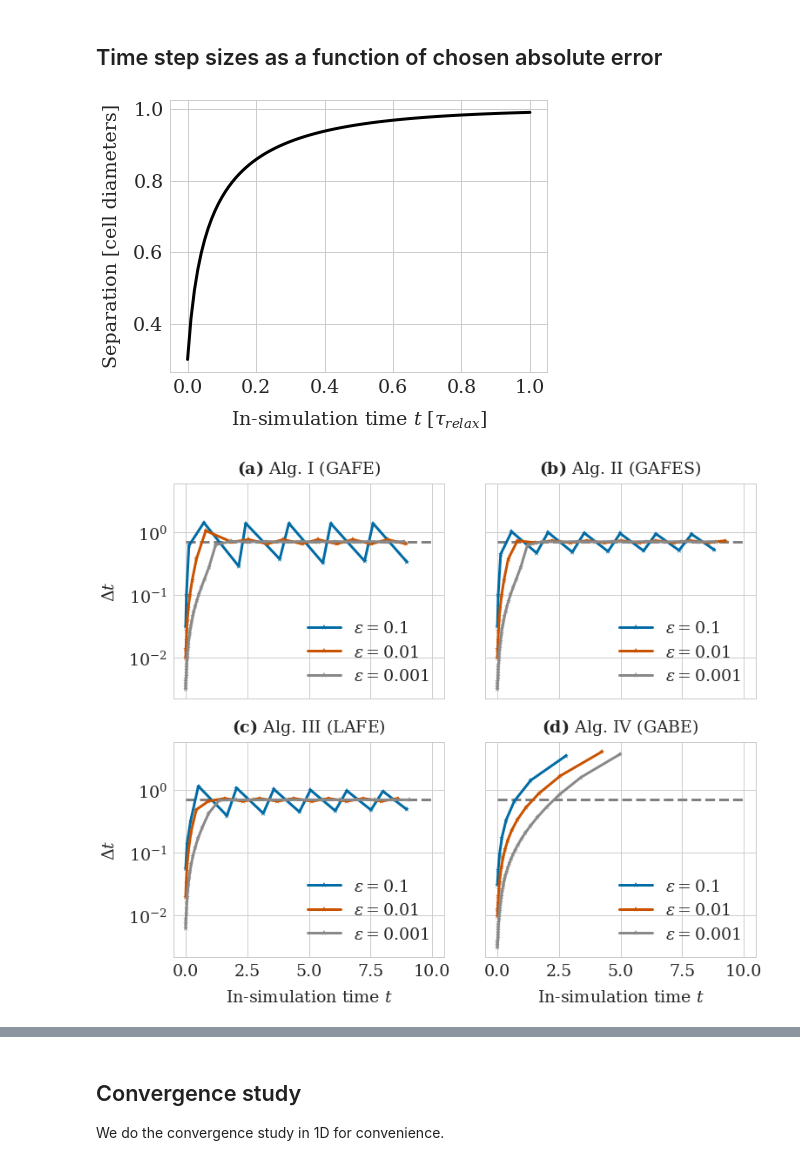
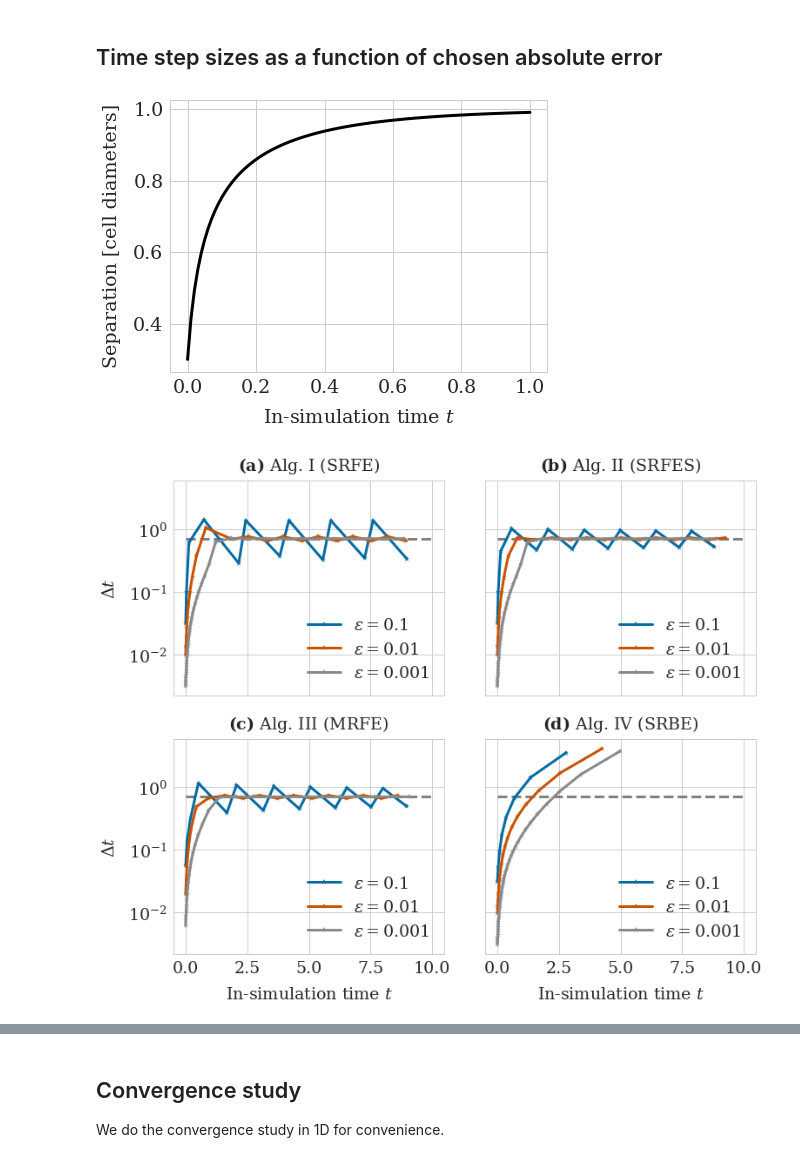
Before and after one commit to somathias/cbmos, a Jupyter notebook: experiments/exp-draft_2cells.ipynb, the cells around one changed output, grey strips where cells are left out. Drawn from its saved outputs; the diff is of its cells as text; code cells hidden in the pictures.

Commit message:
Update plots for draft

```diff
--- a/experiments/exp-draft_2cells.ipynb
+++ b/experiments/exp-draft_2cells.ipynb
@@ -88,15 +88,15 @@ cell_list = [cl.Cell(0, [0, 0, 0]), cl.Cell(1, [0.3, 0, 0])]
 # %%
 model = cbmos.CBModel(ff.Cubic(), ef.solve_ivp, dim)
 ts, history = model.simulate(cell_list, [0, 1.0], params_cubic, {'dt':0.01}, seed=seed)
 
 traj = np.array([[cell.position for cell in cell_list] for cell_list in history]) # (N, n_cells, dim)
 
 plt.plot(ts, np.abs(traj[:, 1, 0] - traj[:, 0, 0]), color='black')
 plt.ylabel('Separation [cell diameters]')
-plt.xlabel(r'In-simulation time $t$ [$\tau_{relax}$]')
+plt.xlabel(r'In-simulation time $t$')
 plt.savefig('trajectories.png', bbox_inches='tight', dpi=600)
 # %% [output]
-[figure, old version]
+[figure, new version]
 # %%
 colors = [defcolors[0], defcolors[5], defcolors[6]]
 
@@ -122,10 +122,10 @@ for alg in algorithms:
 
     axes[alg].legend()
 
-ax1.set_title(r'$\bf{(a)}$ Alg. I (GAFE)')
-ax2.set_title(r'$\bf{(b)}$ Alg. II (GAFES)')
-ax3.set_title(r'$\bf{(c)}$ Alg. III (LAFE)')
-ax4.set_title(r'$\bf{(d)}$ Alg. IV (GABE)')
+ax1.set_title(r'$\bf{(a)}$ Alg. I (SRFE)')
+ax2.set_title(r'$\bf{(b)}$ Alg. II (SRFES)')
+ax3.set_title(r'$\bf{(c)}$ Alg. III (MRFE)')
+ax4.set_title(r'$\bf{(d)}$ Alg. IV (SRBE)')
 
 ax1.set(ylabel=r'$\Delta t $')
 ax3.set(ylabel=r'$\Delta t $')
@@ -134,4 +134,4 @@ ax4.set(xlabel=r'In-simulation time $t$')
 
 plt.savefig('2cells_dt.pdf', bbox_inches='tight')
 # %% [output]
-[figure, old version]
+[figure, new version]
```
Also changed, not shown: parts of 5 cells of this notebook.
